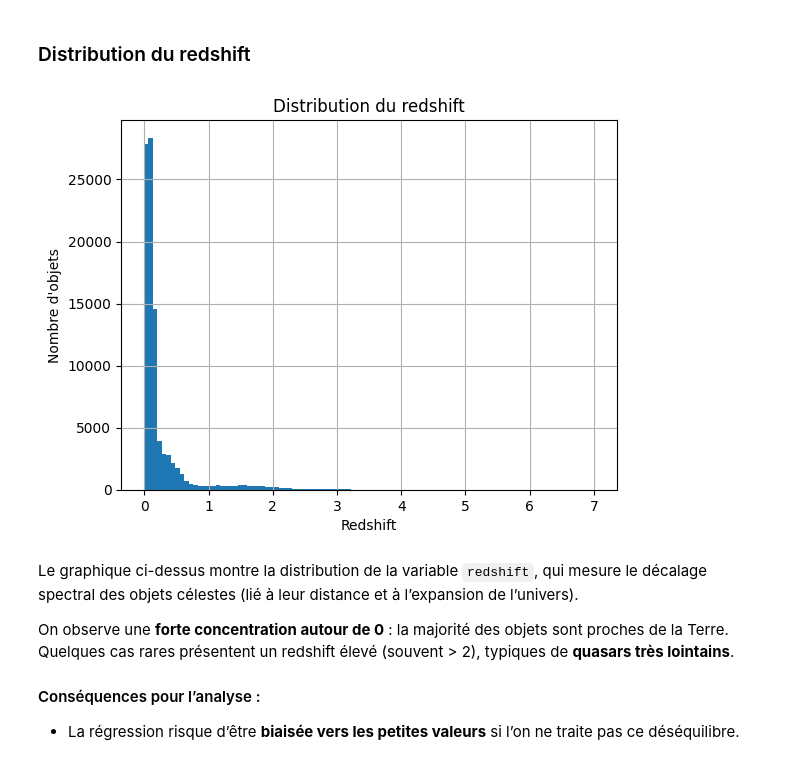
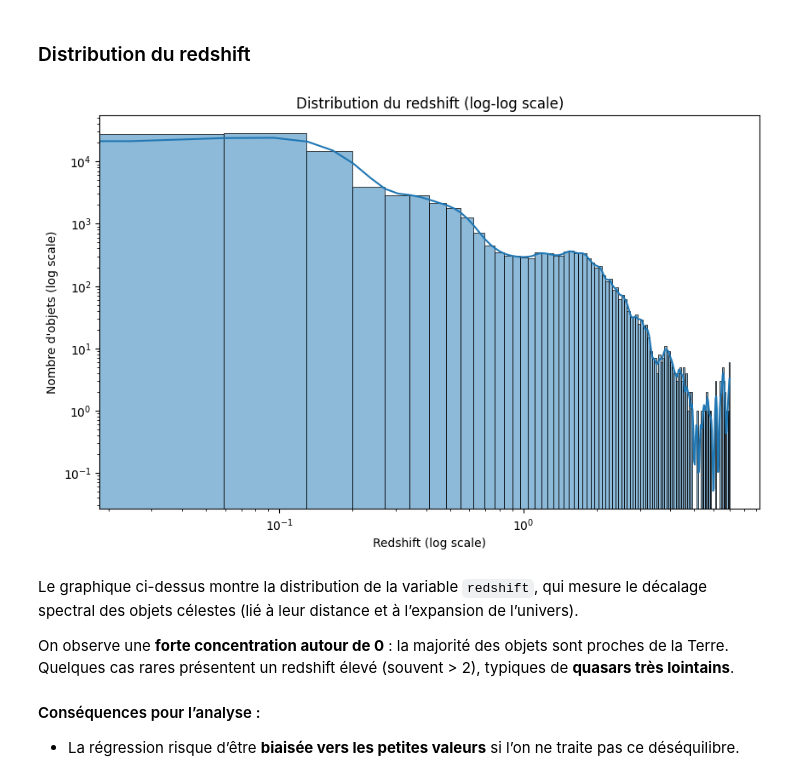
Before and after one commit to FDSena/SDSS_PROJECT_DA, a Jupyter notebook: projet.ipynb, the cells around one changed output. Cells and saved outputs as stored; diff of their text form; code cells hidden in the pictures.

```diff
--- a/projet.ipynb
+++ b/projet.ipynb
@@ -133,13 +137,17 @@ Ce **déséquilibre important** doit être pris en compte si l'on construit un m
 # %% [markdown]
 ### Distribution du redshift
 # %%
-df["redshift"].hist(bins=100)
-plt.title("Distribution du redshift")
-plt.xlabel("Redshift")
-plt.ylabel("Nombre d'objets")
+#loglog histogram of redshift
+plt.figure(figsize=(10, 6))
+sns.histplot(df["redshift"], bins=100, kde=True)
+plt.xscale("log")
+plt.yscale("log")
+plt.title("Distribution du redshift (log-log scale)")
+plt.xlabel("Redshift (log scale)")
+plt.ylabel("Nombre d'objets (log scale)")
 plt.show()
 # %% [output]
-[figure, old version]
+[figure, new version]
 # %% [markdown]
 Le graphique ci-dessus montre la distribution de la variable `redshift`, qui mesure le décalage spectral des objets célestes (lié à leur distance et à l’expansion de l’univers).
 
```
Also changed, not shown: parts of 8 cells of this notebook.
